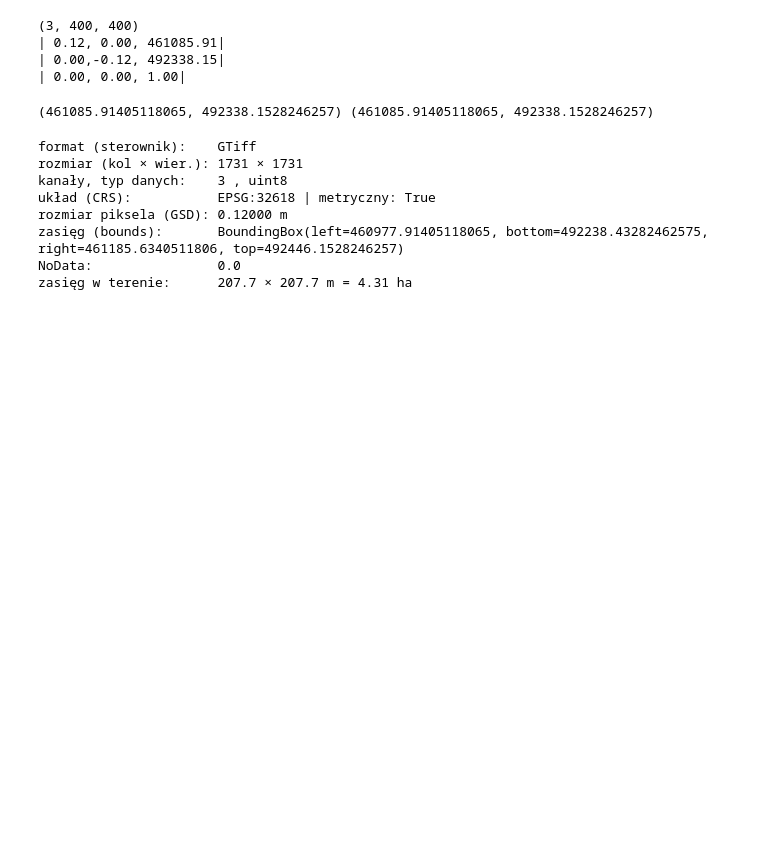
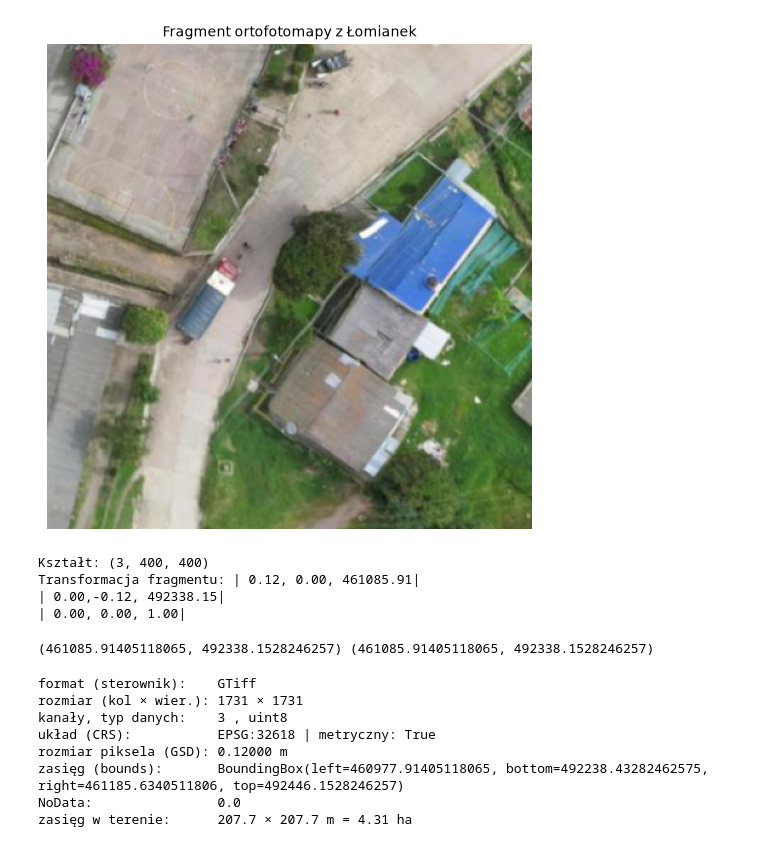
Before and after one commit to marcin119a/geoai_ml, a Jupyter notebook: 01_okna_kafelki.ipynb, the cells around one changed output. Saved outputs shown, nothing was run; the diff lists cells and outputs as text; code cells hidden in the pictures; blank space fills up the shorter version.

```diff
--- a/01_okna_kafelki.ipynb
+++ b/01_okna_kafelki.ipynb
@@ -17,15 +17,31 @@ KATALOG.mkdir(parents=True, exist_ok=True)
 WYNIK = KATALOG / "okna_i_kafelki"
 WYNIK.mkdir(parents=True, exist_ok=True)
 # %%
+import numpy as np
+import matplotlib.pyplot as plt
+import rasterio
+from rasterio.windows import Window
+
 okno = Window(col_off=900, row_off=900, width=400, height=400)
+
 with rasterio.open(ZDJECIE) as src:
-    fragment = src.read(window=okno)
-    T, T_fragmentu = src.transform, src.window_transform(okno)
-    print(fragment.shape)
-    print(T_fragmentu)
+    fragment = src.read([1, 2, 3], window=okno)
+    T_fragmentu = src.window_transform(okno)
+
+rgb = np.moveaxis(fragment, 0, -1)
+
+plt.figure(figsize=(7, 7))
+plt.imshow(rgb)
+plt.title("Fragment ortofotomapy z Łomianek")
+plt.axis("off")
+plt.show()
+
+print("Kształt:", fragment.shape)
+print("Transformacja fragmentu:", T_fragmentu)
 # %% [output]
+[figure, added]
-(3, 400, 400)
-| 0.12, 0.00, 461085.91|
+Kształt: (3, 400, 400)
+Transformacja fragmentu: | 0.12, 0.00, 461085.91|
 | 0.00,-0.12, 492338.15|
 | 0.00, 0.00, 1.00|
 # %%
```
